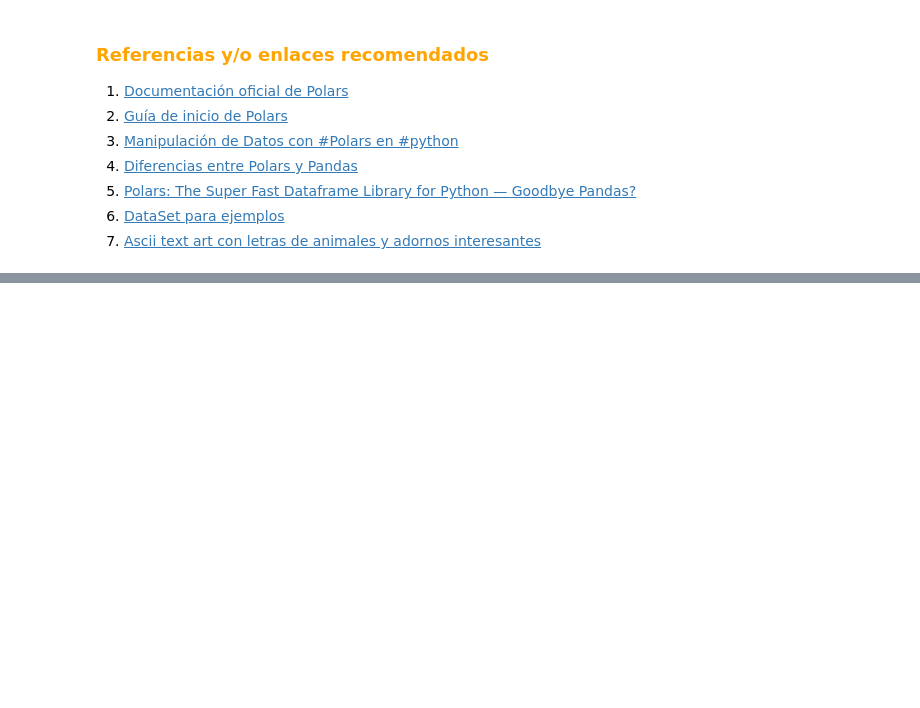
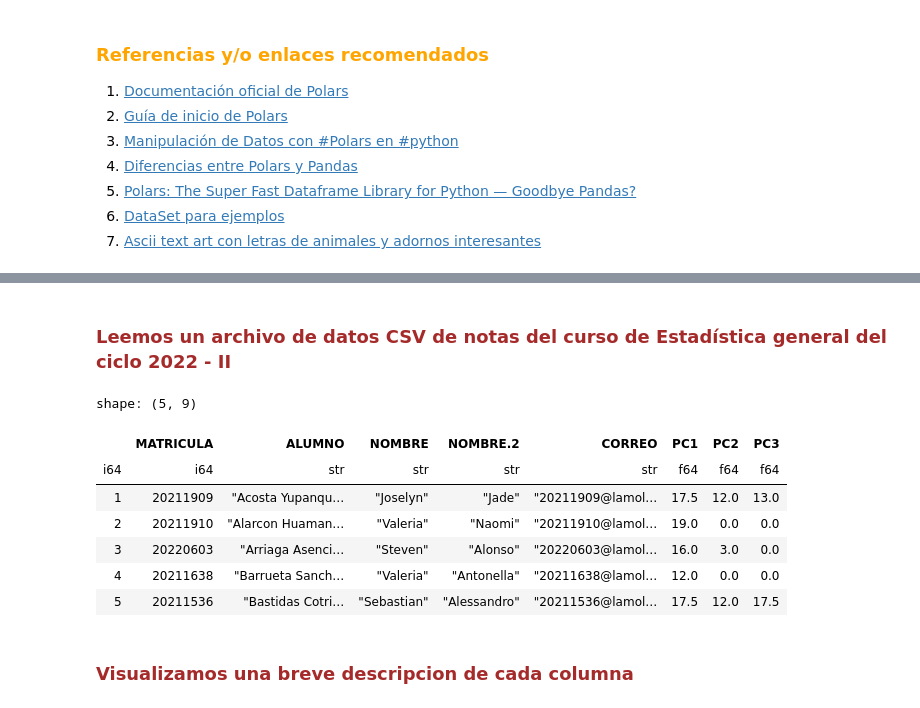
Before and after one commit to arthurquispe/libreria_polars, a Jupyter notebook: Tutorial Polars.ipynb, the cells around one changed output, grey strips where cells are left out. Saved outputs shown, nothing was run; the diff lists cells and outputs as text; code cells hidden in the pictures; blank space fills up the shorter version.

```diff
--- a/Tutorial Polars.ipynb
+++ b/Tutorial Polars.ipynb
@@ -367,0 +414,16 @@ shape: (2, 9)
+# %% [markdown]
+### <span style="color: brown;">Leemos un archivo de datos CSV de notas del curso de Estadística general del ciclo 2022 - II </span>
+# %%
+df = pl.read_csv("PC2.csv",ignore_errors= True  , separator= ",", encoding="utf-8")
+df.head()
+# %% [output]
+shape: (5, 9)
+|  | MATRICULA | ALUMNO | NOMBRE | NOMBRE.2 | CORREO | PC1 | PC2 | PC3 |
+| i64 | i64 | str | str | str | str | f64 | f64 | f64 |
+| 1 | 20211909 | "Acosta Yupanqu… | "Joselyn" | "Jade" | "20211909@lamol… | 17.5 | 12.0 | 13.0 |
+| 2 | 20211910 | "Alarcon Huaman… | "Valeria" | "Naomi" | "20211910@lamol… | 19.0 | 0.0 | 0.0 |
+| 3 | 20220603 | "Arriaga Asenci… | "Steven" | "Alonso" | "20220603@lamol… | 16.0 | 3.0 | 0.0 |
+| 4 | 20211638 | "Barrueta Sanch… | "Valeria" | "Antonella" | "20211638@lamol… | 12.0 | 0.0 | 0.0 |
+| 5 | 20211536 | "Bastidas Cotri… | "Sebastian" | "Alessandro" | "20211536@lamol… | 17.5 | 12.0 | 17.5 |
+# %% [markdown]
+### <span style="color: brown;">Visualizamos una breve descripcion de cada columna </span>
```
Also changed, not shown: parts of 23 cells of this notebook.
